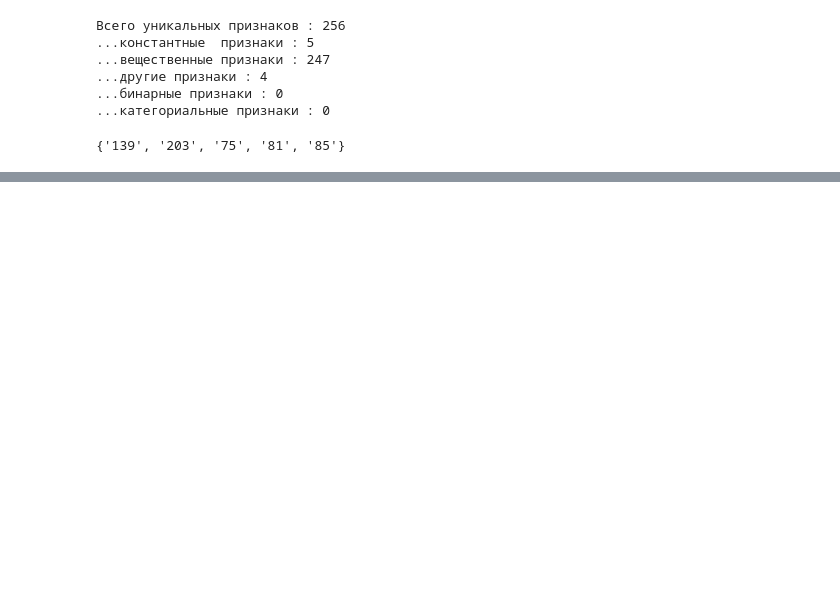
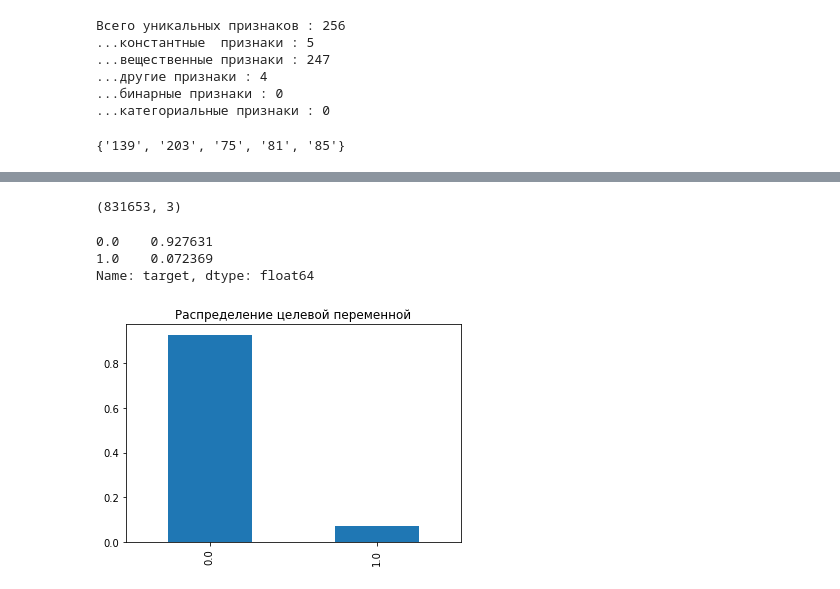
Before and after one commit to alex-chin/gb_megafone1, a Jupyter notebook: Project/megafone_offer_service.ipynb, the cells around one changed output, grey strips where cells are left out. Drawn from its saved outputs; the diff is of its cells as text; code cells hidden in the pictures; blank space fills up the shorter version.

Commit message:
data transform

```diff
--- a/Project/megafone_offer_service.ipynb
+++ b/Project/megafone_offer_service.ipynb
@@ -349,0 +476,3 @@ features_new.to_parquet('features_drop.parquet')
+# %%
+data_train = pd.read_csv('data_train.csv')
+data_train.head(3)
@@ -349,0 +488,6 @@ features_new.to_parquet('features_drop.parquet')
+# %%
+data_train.drop(columns=['Unnamed: 0'],inplace=True)
+# %%
+data_train.set_index('id',inplace=True)
+data_train['buy_time']=data_train['buy_time'].apply(lambda x: datetime.datetime.fromtimestamp(x))
+data_train.head(3)
@@ -349,0 +500,15 @@ features_new.to_parquet('features_drop.parquet')
+# %%
+data_train.shape
+# %% [output]
+(831653, 3)
+# %%
+def target_distribution(target):
+    (target.value_counts()/target.shape[0]).plot(kind='bar', title='Распределение целевой переменной')
+    print(target.value_counts()/target.shape)
+# %%
+target_distribution(data_train['target'])
+# %% [output]
+0.0    0.927631
+1.0    0.072369
+Name: target, dtype: float64
+[figure, added]
```
Also changed, not shown: parts of 55 cells of this notebook.
